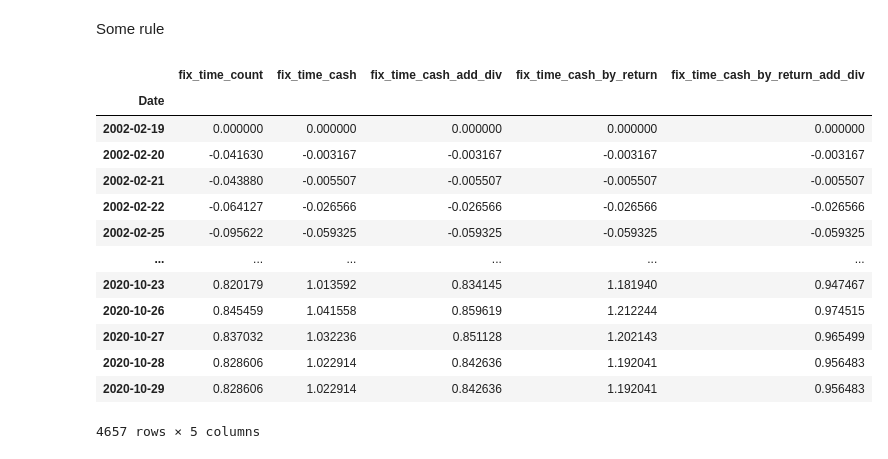
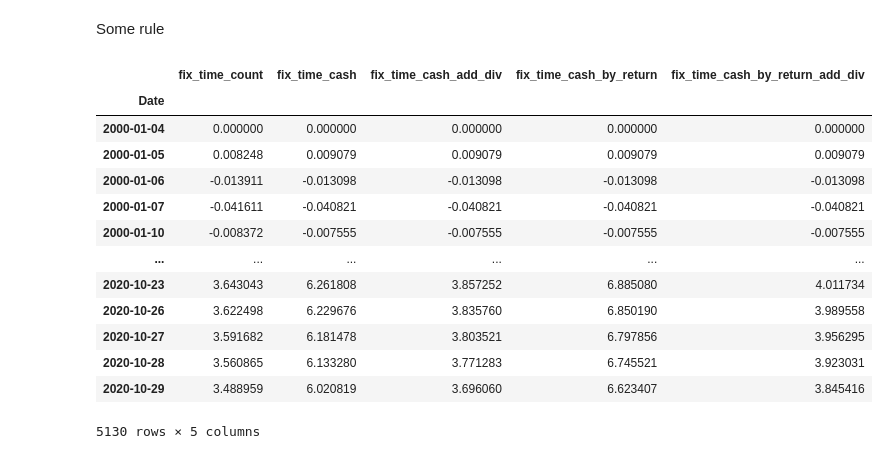
Before and after one commit to PeterChenTW/save_stock_analyze, a Jupyter notebook: main.ipynb, the cells around one changed output. Saved outputs shown, nothing was run; the diff lists cells and outputs as text; code cells hidden in the pictures.

```diff
--- a/main.ipynb
+++ b/main.ipynb
@@ -205,42 +205,42 @@ def fix_time_cash_by_return_add_div(target, start_time, end_time, more_para=5):
         data.loc[day, 'return_rate'] = return_rate
     return data
 # %%
-target = '2812'
+target = '2330'
 start, end = '2000-01-01', '2020-10-25'
 tmp_df = pd.DataFrame()
 
 data = fix_time_count(target, start, end)
 tmp_df['fix_time_count'] = data['return_rate']
 tmp_df.index = data.index
 
 data = fix_time_cash(target, start, end)
 tmp_df['fix_time_cash'] = data['return_rate']
 
 data = fix_time_cash_add_div(target, start, end)
 tmp_df['fix_time_cash_add_div'] = data['return_rate']
 
 data = fix_time_cash_by_return(target, start, end)
 tmp_df['fix_time_cash_by_return'] = data['return_rate']
 
 data = fix_time_cash_by_return_add_div(target, start, end)
 tmp_df['fix_time_cash_by_return_add_div'] = data['return_rate']
 
 tmp_df
 # %% [output]
 |  | fix_time_count | fix_time_cash | fix_time_cash_add_div | fix_time_cash_by_return | fix_time_cash_by_return_add_div |
 | Date |  |  |  |  |  |
-| 2002-02-19 | 0.000000 | 0.000000 | 0.000000 | 0.000000 | 0.000000 |
-| 2002-02-20 | -0.041630 | -0.003167 | -0.003167 | -0.003167 | -0.003167 |
-| 2002-02-21 | -0.043880 | -0.005507 | -0.005507 | -0.005507 | -0.005507 |
-| 2002-02-22 | -0.064127 | -0.026566 | -0.026566 | -0.026566 | -0.026566 |
-| 2002-02-25 | -0.095622 | -0.059325 | -0.059325 | -0.059325 | -0.059325 |
+| 2000-01-04 | 0.000000 | 0.000000 | 0.000000 | 0.000000 | 0.000000 |
+| 2000-01-05 | 0.008248 | 0.009079 | 0.009079 | 0.009079 | 0.009079 |
+| 2000-01-06 | -0.013911 | -0.013098 | -0.013098 | -0.013098 | -0.013098 |
+| 2000-01-07 | -0.041611 | -0.040821 | -0.040821 | -0.040821 | -0.040821 |
+| 2000-01-10 | -0.008372 | -0.007555 | -0.007555 | -0.007555 | -0.007555 |
 | ... | ... | ... | ... | ... | ... |
-| 2020-10-23 | 0.820179 | 1.013592 | 0.834145 | 1.181940 | 0.947467 |
-| 2020-10-26 | 0.845459 | 1.041558 | 0.859619 | 1.212244 | 0.974515 |
-| 2020-10-27 | 0.837032 | 1.032236 | 0.851128 | 1.202143 | 0.965499 |
-| 2020-10-28 | 0.828606 | 1.022914 | 0.842636 | 1.192041 | 0.956483 |
-| 2020-10-29 | 0.828606 | 1.022914 | 0.842636 | 1.192041 | 0.956483 |
+| 2020-10-23 | 3.643043 | 6.261808 | 3.857252 | 6.885080 | 4.011734 |
+| 2020-10-26 | 3.622498 | 6.229676 | 3.835760 | 6.850190 | 3.989558 |
+| 2020-10-27 | 3.591682 | 6.181478 | 3.803521 | 6.797856 | 3.956295 |
+| 2020-10-28 | 3.560865 | 6.133280 | 3.771283 | 6.745521 | 3.923031 |
+| 2020-10-29 | 3.488959 | 6.020819 | 3.696060 | 6.623407 | 3.845416 |
-4657 rows × 5 columns
+5130 rows × 5 columns
 # %%
 plt.rcParams['figure.figsize'] = [12, 8]
 plt.rcParams['figure.dpi'] = 100
```
Also changed, not shown: parts of 1 cell of this notebook, 1 other file.
